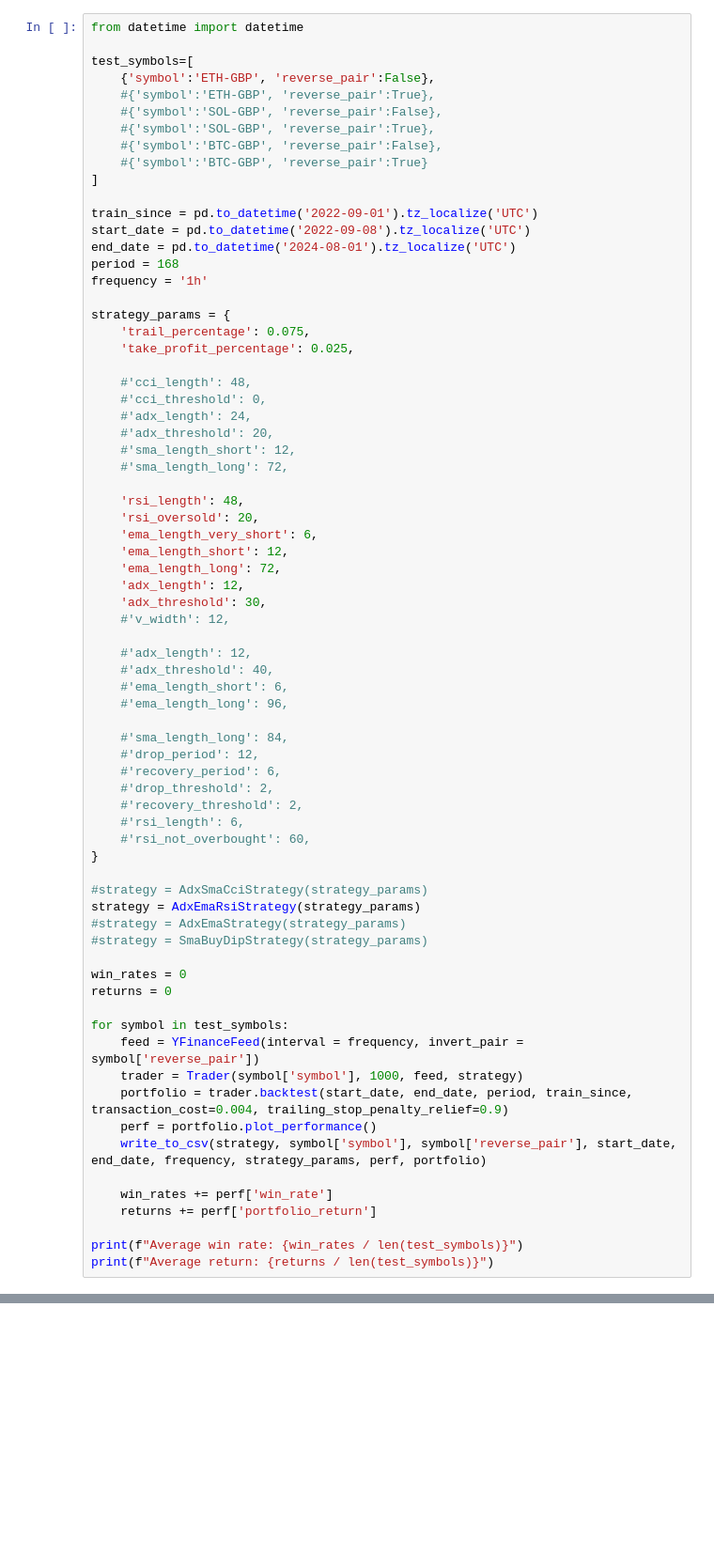
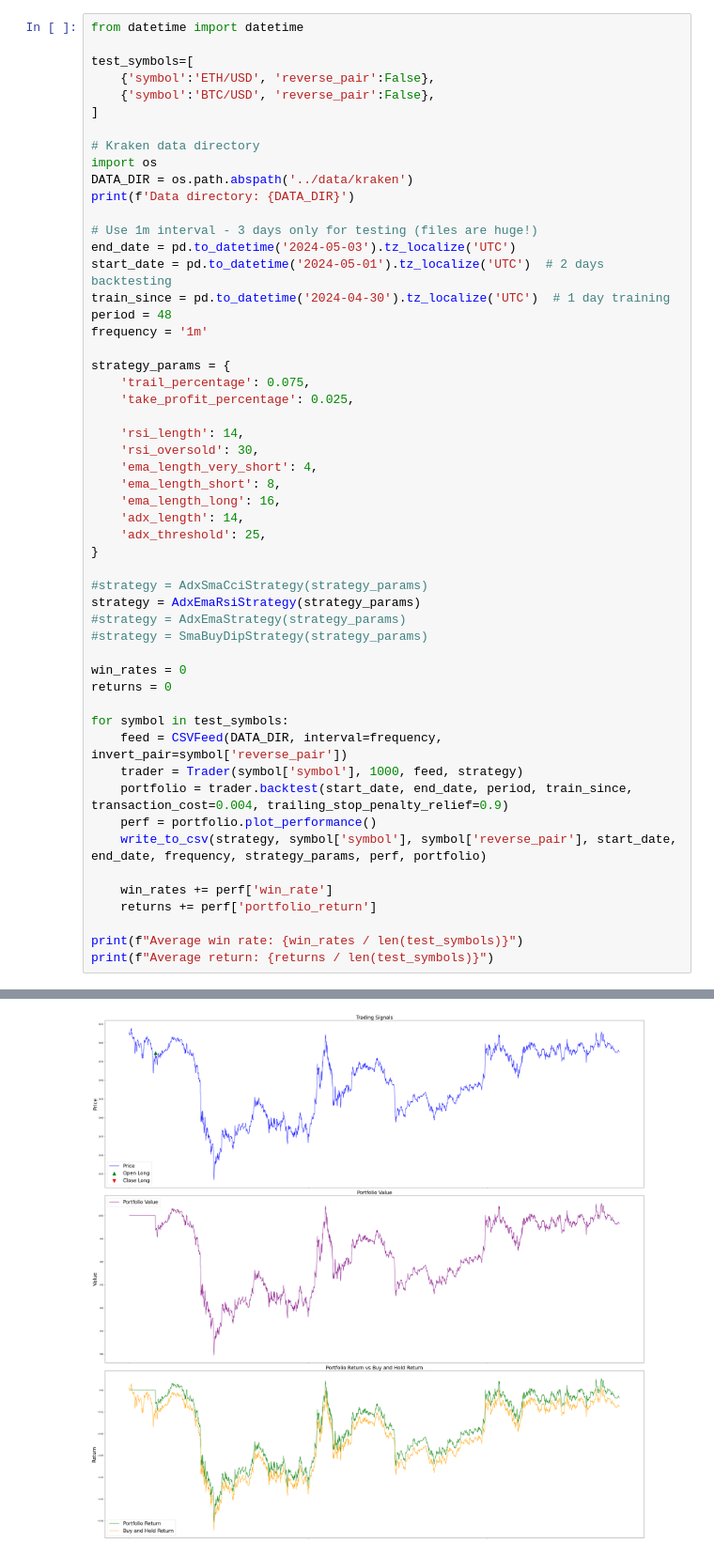
Before and after one commit to agrivas/portfolio-management, a Jupyter notebook: notebooks/IndicatorStrategies.ipynb, the cells around one changed output, grey strips where cells are left out. Shown at 94% size. Drawn from its saved outputs; the diff is of its cells as text; blank space fills up the shorter version.

```diff
--- a/notebooks/IndicatorStrategies.ipynb
+++ b/notebooks/IndicatorStrategies.ipynb
@@ -319,52 +317,33 @@ def write_to_csv(strategy, symbol, reverse_pair, start_date, end_date, frequency
 from datetime import datetime
 
 test_symbols=[
-    {'symbol':'ETH-GBP', 'reverse_pair':False},
-    #{'symbol':'ETH-GBP', 'reverse_pair':True},
-    #{'symbol':'SOL-GBP', 'reverse_pair':False},
-    #{'symbol':'SOL-GBP', 'reverse_pair':True},
-    #{'symbol':'BTC-GBP', 'reverse_pair':False},
-    #{'symbol':'BTC-GBP', 'reverse_pair':True}
+    {'symbol':'ETH/USD', 'reverse_pair':False},
+    {'symbol':'BTC/USD', 'reverse_pair':False},
 ]
 
-train_since = pd.to_datetime('2022-09-01').tz_localize('UTC')
-start_date = pd.to_datetime('2022-09-08').tz_localize('UTC')
-end_date = pd.to_datetime('2024-08-01').tz_localize('UTC')
-period = 168
-frequency = '1h'
+# Kraken data directory
+import os
+DATA_DIR = os.path.abspath('../data/kraken')
+print(f'Data directory: {DATA_DIR}')
+
+# Use 1m interval - 3 days only for testing (files are huge!)
+end_date = pd.to_datetime('2024-05-03').tz_localize('UTC')
+start_date = pd.to_datetime('2024-05-01').tz_localize('UTC')  # 2 days backtesting
+train_since = pd.to_datetime('2024-04-30').tz_localize('UTC')  # 1 day training
+period = 48
+frequency = '1m'
 
 strategy_params = {
     'trail_percentage': 0.075,
     'take_profit_percentage': 0.025,
 
-    #'cci_length': 48,
-    #'cci_threshold': 0,
-    #'adx_length': 24,
-    #'adx_threshold': 20,
-    #'sma_length_short': 12,
-    #'sma_length_long': 72,
-
-    'rsi_length': 48,
-    'rsi_oversold': 20,
-    'ema_length_very_short': 6,
-    'ema_length_short': 12,
-    'ema_length_long': 72,
-    'adx_length': 12,
-    'adx_threshold': 30,
-    #'v_width': 12,
-
-    #'adx_length': 12,
-    #'adx_threshold': 40,
-    #'ema_length_short': 6,
-    #'ema_length_long': 96,
-
-    #'sma_length_long': 84,
-    #'drop_period': 12,
-    #'recovery_period': 6,
-    #'drop_threshold': 2,
-    #'recovery_threshold': 2,
-    #'rsi_length': 6,
-    #'rsi_not_overbought': 60,
+    'rsi_length': 14,
+    'rsi_oversold': 30,
+    'ema_length_very_short': 4,
+    'ema_length_short': 8,
+    'ema_length_long': 16,
+    'adx_length': 14,
+    'adx_threshold': 25,
 }
 
 #strategy = AdxSmaCciStrategy(strategy_params)
@@ -376,7 +355,7 @@ win_rates = 0
 returns = 0
 
 for symbol in test_symbols:
-    feed = YFinanceFeed(interval = frequency, invert_pair = symbol['reverse_pair'])
+    feed = CSVFeed(DATA_DIR, interval=frequency, invert_pair=symbol['reverse_pair'])
     trader = Trader(symbol['symbol'], 1000, feed, strategy)
     portfolio = trader.backtest(start_date, end_date, period, train_since, transaction_cost=0.004, trailing_stop_penalty_relief=0.9)
     perf = portfolio.plot_performance()
@@ -391,0 +387 @@ NameError: name 'pd' is not defined
+[figure, added]
```
Also changed, not shown: parts of 2 cells of this notebook, 22 other files.
